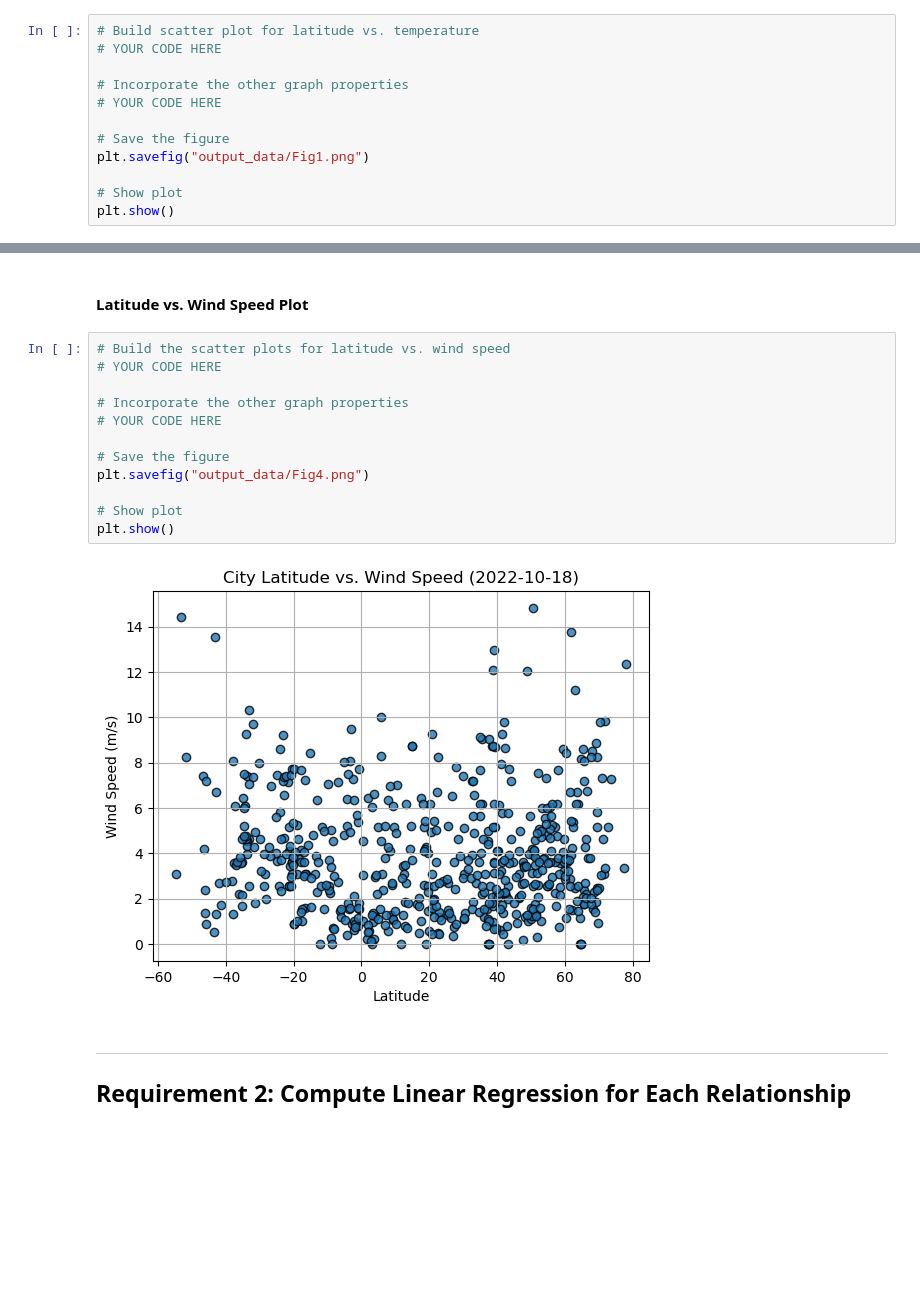
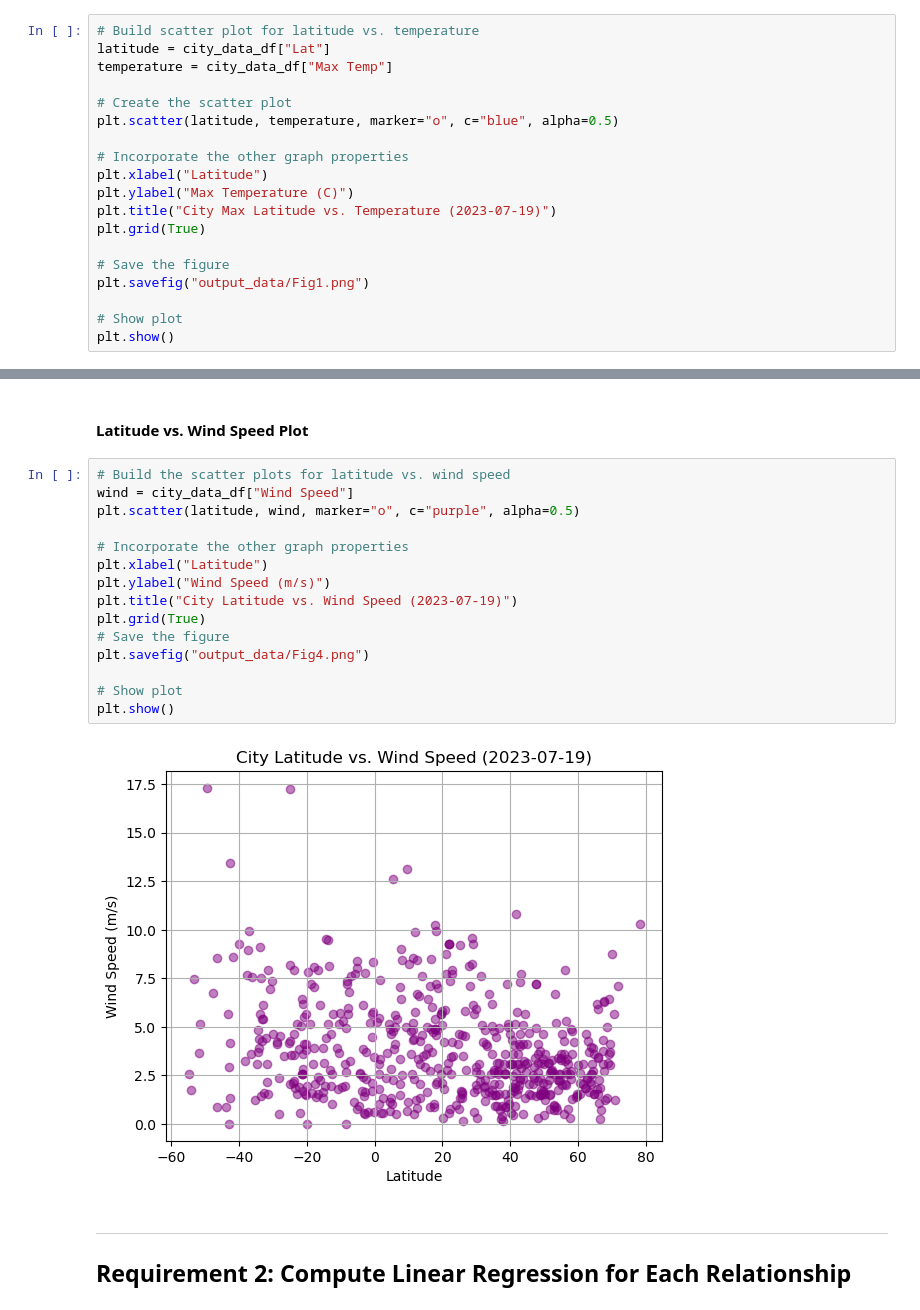
Before and after one commit to supreetahuja/python-api-challenge, a Jupyter notebook: WeatherPy.ipynb, the cells around one changed output, grey strips where cells are left out. Drawn from its saved outputs; the diff is of its cells as text; blank space fills up the shorter version.

```diff
--- a/WeatherPy.ipynb
+++ b/WeatherPy.ipynb
@@ -189,10 +206,17 @@ city_data_df.head()
 #### Latitude Vs. Temperature
 # %%
 # Build scatter plot for latitude vs. temperature
-# YOUR CODE HERE
+latitude = city_data_df["Lat"]
+temperature = city_data_df["Max Temp"]
+
+# Create the scatter plot
+plt.scatter(latitude, temperature, marker="o", c="blue", alpha=0.5)
 
 # Incorporate the other graph properties
-# YOUR CODE HERE
+plt.xlabel("Latitude")
+plt.ylabel("Max Temperature (C)")
+plt.title("City Max Latitude vs. Temperature (2023-07-19)")
+plt.grid(True)
 
 # Save the figure
 plt.savefig("output_data/Fig1.png")
@@ -237,18 +268,21 @@ plt.show()
 #### Latitude vs. Wind Speed Plot
 # %%
 # Build the scatter plots for latitude vs. wind speed
-# YOUR CODE HERE
+wind = city_data_df["Wind Speed"]
+plt.scatter(latitude, wind, marker="o", c="purple", alpha=0.5)
 
 # Incorporate the other graph properties
-# YOUR CODE HERE
-
+plt.xlabel("Latitude")
+plt.ylabel("Wind Speed (m/s)")
+plt.title("City Latitude vs. Wind Speed (2023-07-19)")
+plt.grid(True)
 # Save the figure
 plt.savefig("output_data/Fig4.png")
 
 # Show plot
 plt.show()
 # %% [output]
-[figure, old version]
+[figure, new version]
 # %% [markdown]
 ---
 
```
Also changed, not shown: parts of 32 cells of this notebook.
